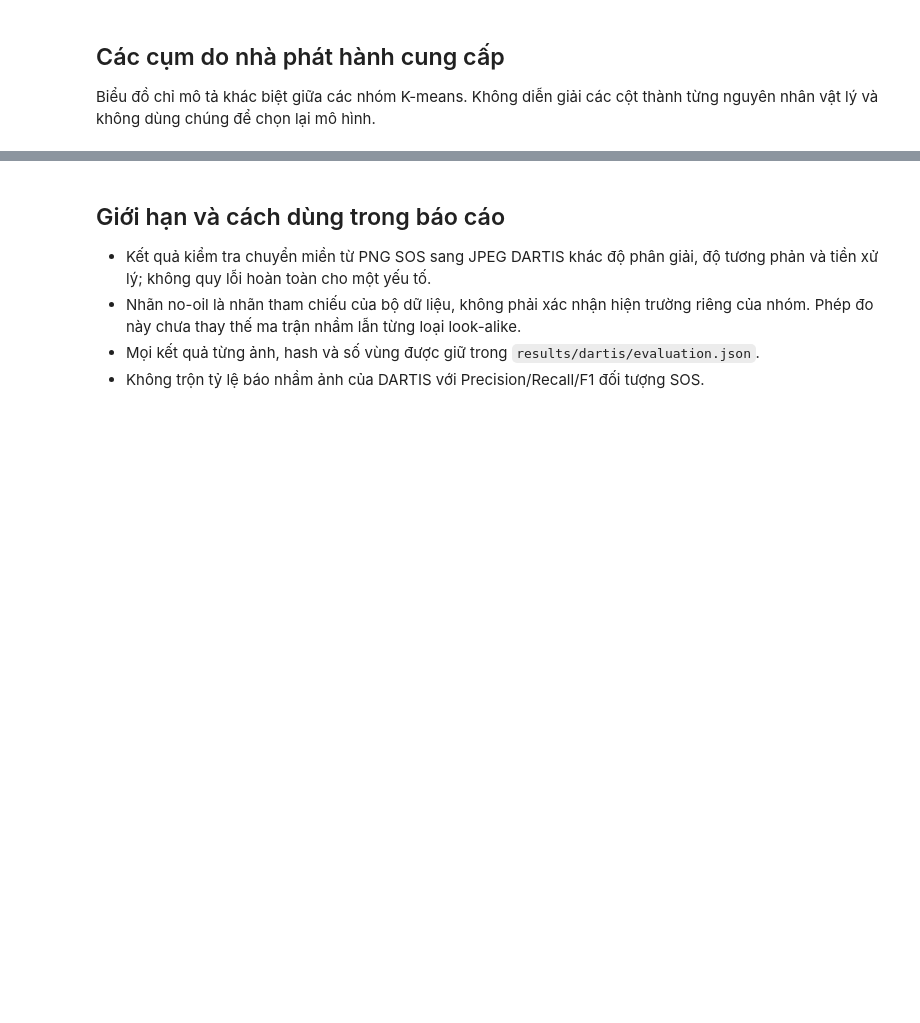
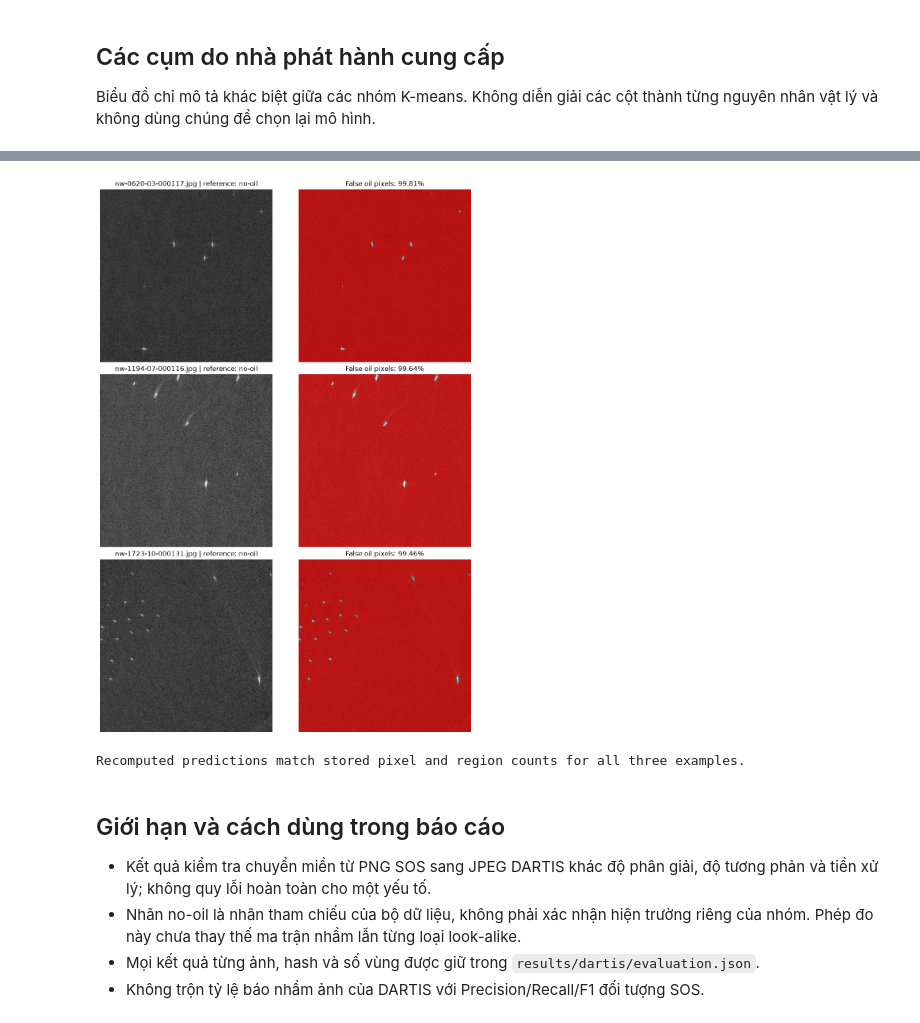
Before and after one commit to hotung9108/utc-sar-oil-detection, a Jupyter notebook: notebooks/external/06_dartis_false_alarms.ipynb, the cells around one changed output, grey strips where cells are left out. Saved outputs shown, nothing was run; the diff lists cells and outputs as text; code cells hidden in the pictures; blank space fills up the shorter version.

```diff
--- a/notebooks/external/06_dartis_false_alarms.ipynb
+++ b/notebooks/external/06_dartis_false_alarms.ipynb
@@ -65,3 +86,31 @@ print('Counts per cluster:', {key:r['images'] for key,r in groups})
+# %%
+import numpy as np
+from PIL import Image
+sys.path.insert(0, str(ROOT/'src'))
+from sar_oil.models import RegionModel
+from sar_oil.pipeline import predict
+selected=json.loads((ROOT/'results/sos/selected.json').read_text())
+model=RegionModel.load(ROOT/'results/sos'/selected['model_file'])
+examples=sorted(result['per_image'], key=lambda r: (-r['predicted_oil_pixels']/r['pixels'], r['filename']))[:3]
+fig,axes=plt.subplots(3,2,figsize=(10,14),layout='constrained')
+for i,row in enumerate(examples):
+    with Image.open(ROOT/'data/dartis'/row['filename']) as source:
+        image=np.asarray(source.convert('L'),dtype=np.float64)/255.0
+    mask,regions=predict(image,selected['config'],model,backend='numpy')
+    assert int(mask.sum())==row['predicted_oil_pixels']
+    assert sum(r['oil'] for r in regions)==row['retained_regions']
+    axes[i,0].imshow(image,cmap='gray',vmin=0,vmax=1)
+    axes[i,0].set_title(row['filename']+' | reference: no-oil')
+    axes[i,1].imshow(image,cmap='gray',vmin=0,vmax=1)
+    overlay=np.zeros((*mask.shape,4)); overlay[mask.astype(bool)]=[1,0,0,.65]
+    axes[i,1].imshow(overlay)
+    axes[i,1].set_title(f"False oil pixels: {mask.sum()/mask.size:.2%}")
+    for ax in axes[i]: ax.set_axis_off()
+plt.show()
+print('Recomputed predictions match stored pixel and region counts for all three examples.')
+# %% [output]
+[figure, added]
+Recomputed predictions match stored pixel and region counts for all three examples.
 # %% [markdown]
 ## Giới hạn và cách dùng trong báo cáo
 
```
Also changed, not shown: parts of 4 cells of this notebook, 56 other files.
